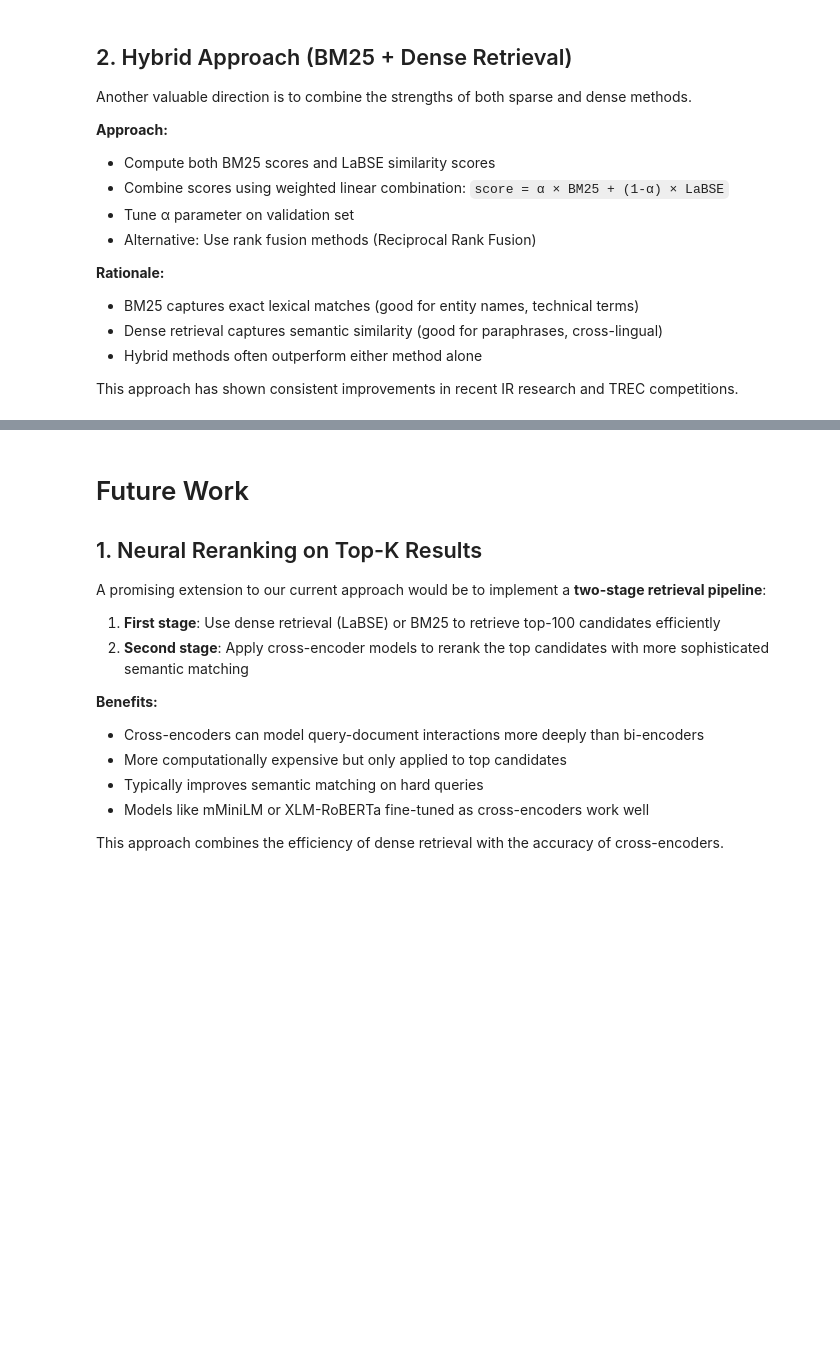
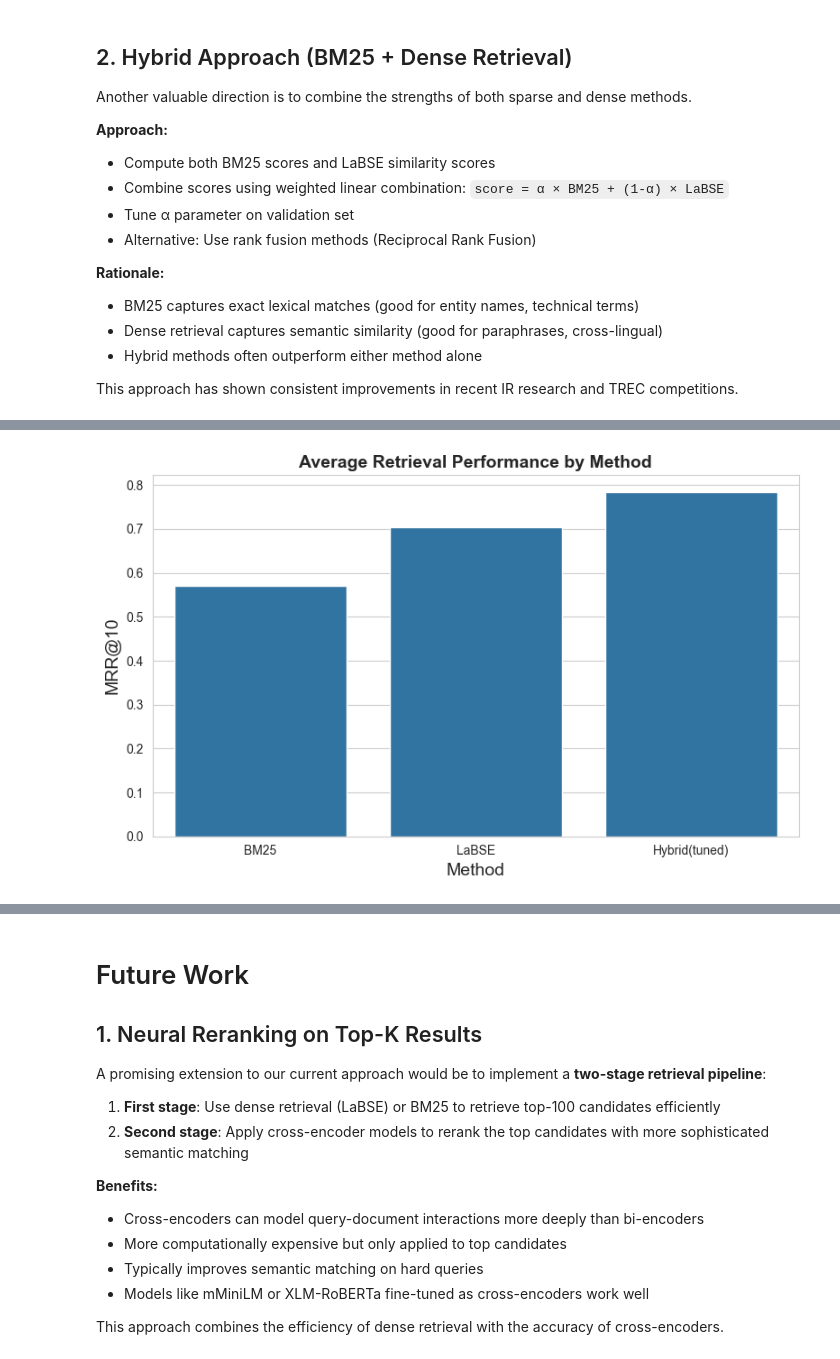
Before and after one commit to d3liaa/IR_Project, a Jupyter notebook: project.ipynb, the cells around one changed output, grey strips where cells are left out. Drawn from its saved outputs; the diff is of its cells as text; code cells hidden in the pictures; blank space fills up the shorter version.

```diff
--- a/project.ipynb
+++ b/project.ipynb
@@ -1178,0 +1211,21 @@ print(f"[OK] Hybrid(tuned) TEST | alpha={best_alpha:.2f} | Recall@{K}: {recall_t
+# %%
+plt.figure(figsize=(8, 5))
+
+method_order = ["BM25", "LaBSE", "Hybrid(tuned)"]
+
+sns.barplot(
+    data=df_results,
+    x="method",
+    y="MRR@10",
+    order=method_order,
+    estimator="mean",
+    errorbar=None
+)
+
+plt.ylabel("MRR@10", fontsize=14)
+plt.xlabel("Method", fontsize=14)
+plt.title("Average Retrieval Performance by Method", fontsize=14, fontweight="bold")
+plt.tight_layout()
+plt.show()
+# %% [output]
+[figure, added]
```
Also changed, not shown: parts of 12 cells of this notebook.
